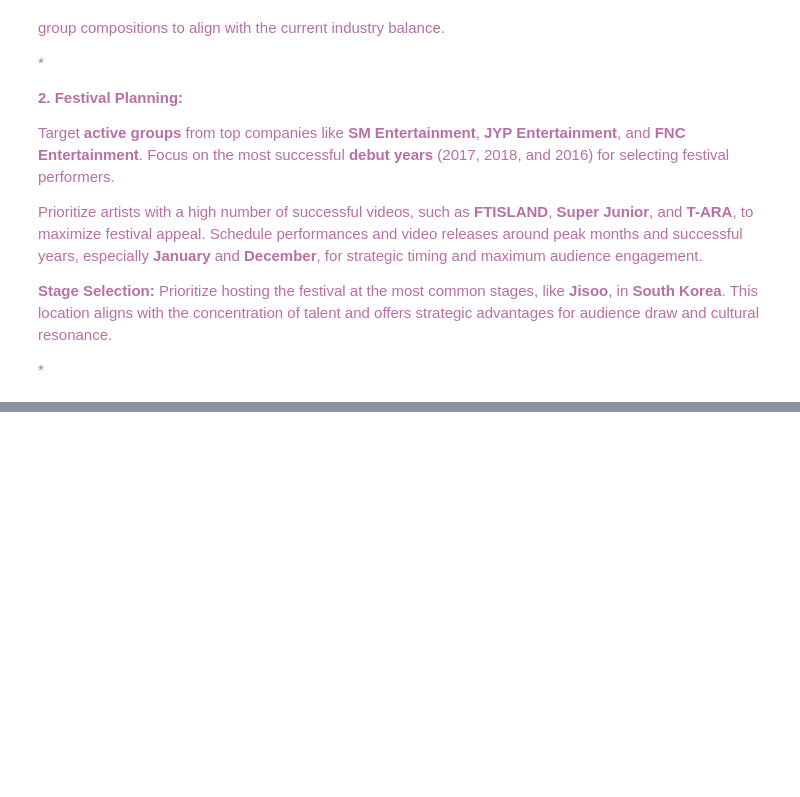
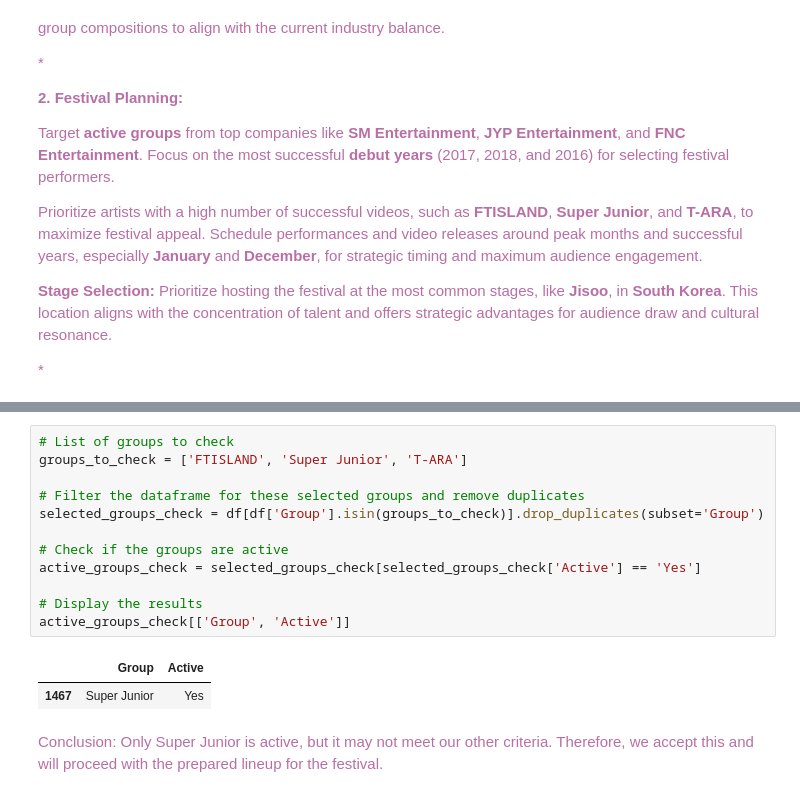
Before and after one commit to zsofiaKad/AnalyticsPortfolio, a Jupyter notebook: Python/Data_Analysis_K_Pop_World_Connect_Insights_for_a_global_tour.ipynb, the cells around one changed output, grey strips where cells are left out. Drawn from its saved outputs; the diff is of its cells as text; blank space fills up the shorter version.

```diff
--- a/Python/Data_Analysis_K_Pop_World_Connect_Insights_for_a_global_tour.ipynb
+++ b/Python/Data_Analysis_K_Pop_World_Connect_Insights_for_a_global_tour.ipynb
@@ -1528,0 +1814,17 @@ Name: count, dtype: int64
+# %%
+# List of groups to check
+groups_to_check = ['FTISLAND', 'Super Junior', 'T-ARA']
+
+# Filter the dataframe for these selected groups and remove duplicates
+selected_groups_check = df[df['Group'].isin(groups_to_check)].drop_duplicates(subset='Group')
+
+# Check if the groups are active
+active_groups_check = selected_groups_check[selected_groups_check['Active'] == 'Yes']
+
+# Display the results
+active_groups_check[['Group', 'Active']]
+# %% [output]
+|  | Group | Active |
+| 1467 | Super Junior | Yes |
+# %% [markdown]
+<font color='#b86fa5'>Conclusion: Only Super Junior is active, but it may not meet our other criteria. Therefore, we accept this and will proceed with the prepared lineup for the festival.
```
Also changed, not shown: parts of 26 cells of this notebook.
